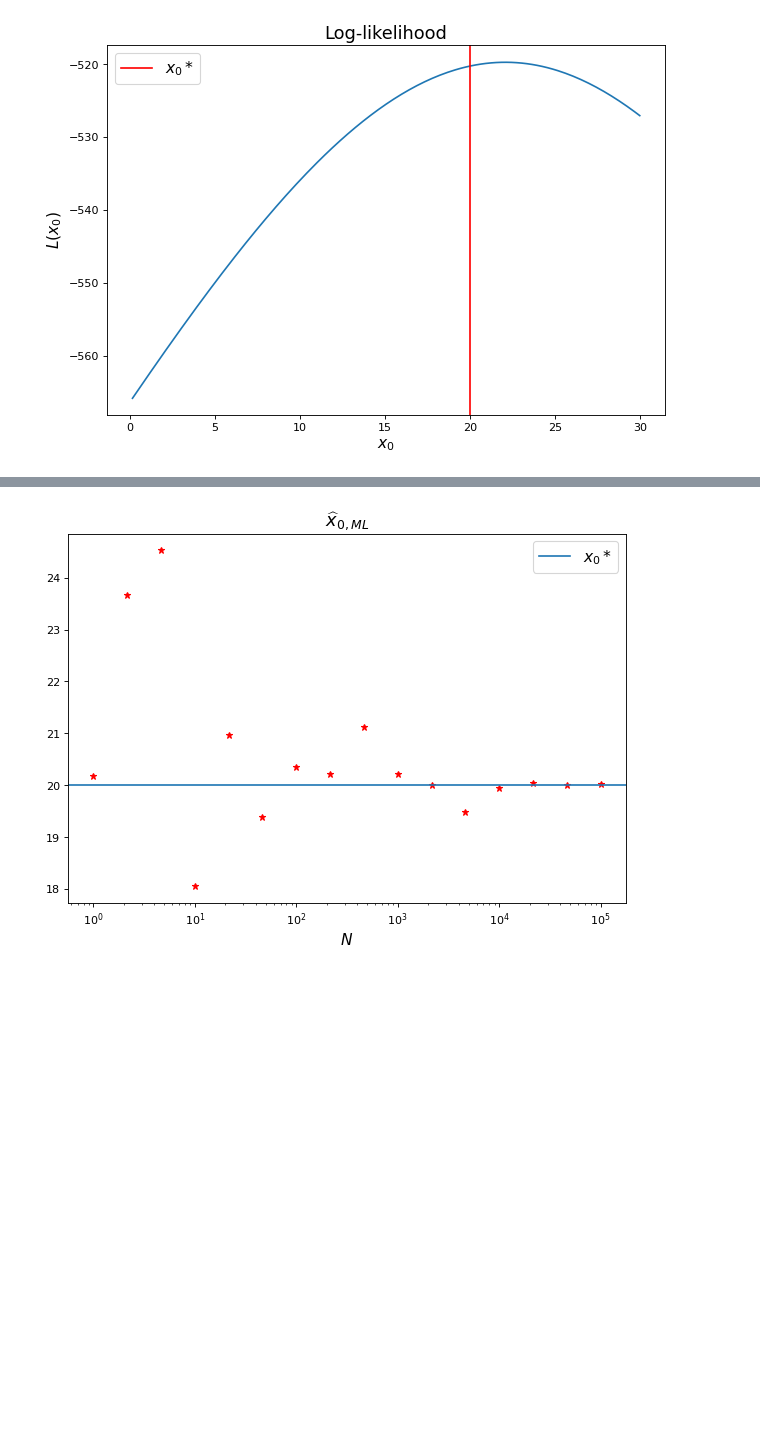
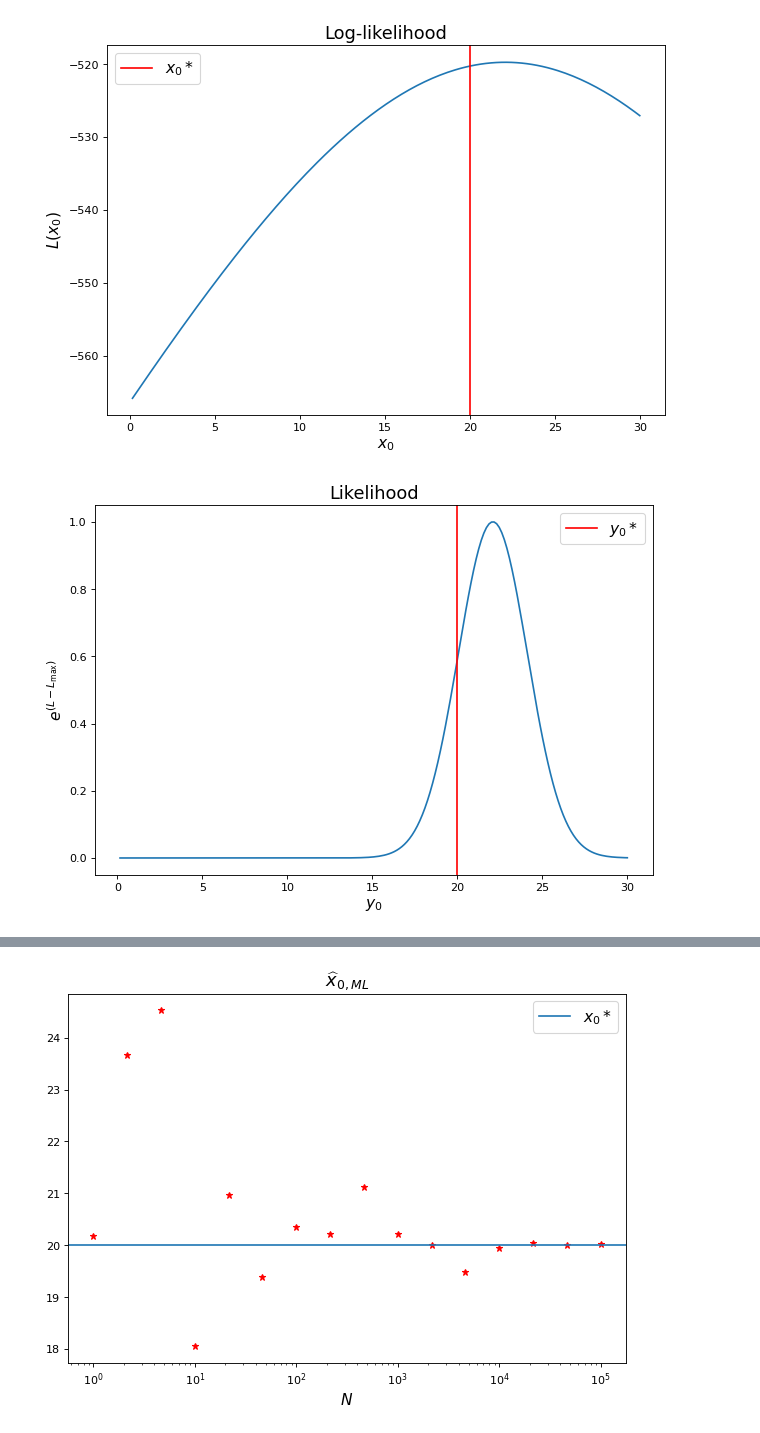
Before and after one commit to roduit/FundamentalLearningEPFL, a Jupyter notebook: TP2/FoIL_ex2_public.ipynb, the cells around one changed output, grey strips where cells are left out. Saved outputs shown, nothing was run; the diff lists cells and outputs as text; code cells hidden in the pictures; blank space fills up the shorter version.

```diff
--- a/TP2/FoIL_ex2_public.ipynb
+++ b/TP2/FoIL_ex2_public.ipynb
@@ -185,6 +185,16 @@ plt.axvline(x0_true,color="r",label='$x_0*$')
 plt.legend(fontsize=14);
 # %% [output]
 [figure]
+# %%
+fig = plt.figure(figsize=(9,6), dpi=80)
+plt.title('Likelihood', fontsize=16)
+plt.xlabel('$y_0$', fontsize=14)
+plt.ylabel('$e^{(L-L_{\max})}$', fontsize=14)
+plt.plot(tab_x0,np.exp(logl_x0-max(logl_x0)))
+plt.axvline(x0_true,color="r",label='$y_0*$')
+plt.legend(fontsize=14);
+# %% [output]
+[figure, added]
 # %%
 %%time
 from statistics import median
```
Also changed, not shown: parts of 17 cells of this notebook, 1 other file.
